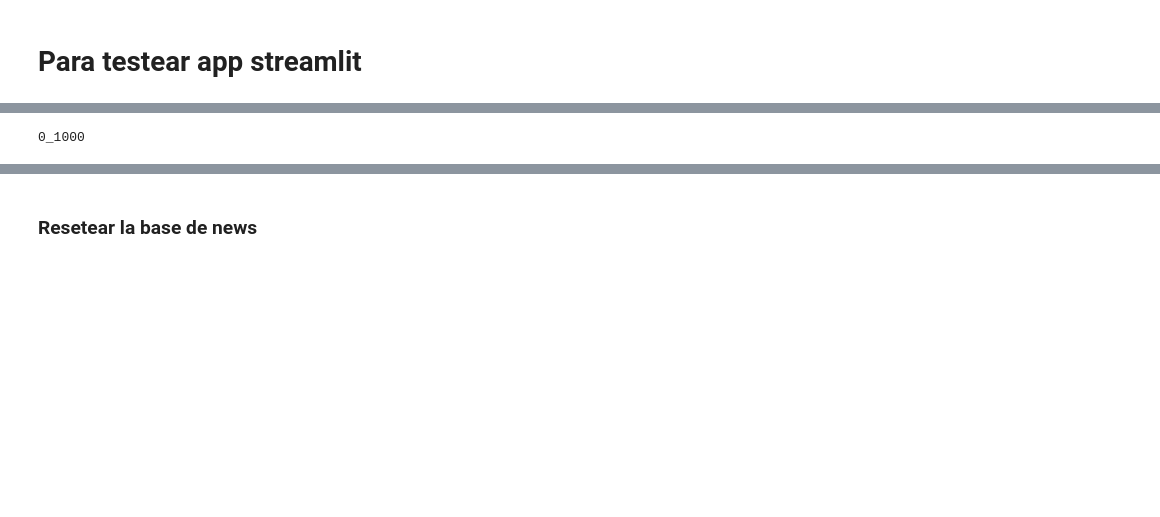
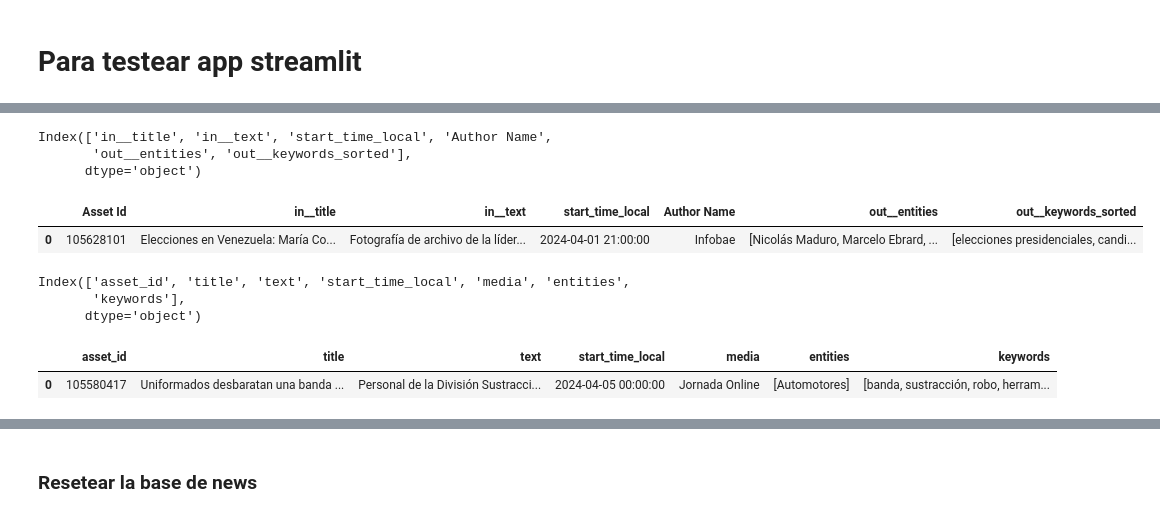
Before and after one commit to gabrielfernandorey/ITBA-NLP, a Jupyter notebook: manage_data.ipynb, the cells around one changed output, grey strips where cells are left out. Drawn from its saved outputs; the diff is of its cells as text; code cells hidden in the pictures; blank space fills up the shorter version.

```diff
--- a/manage_data.ipynb
+++ b/manage_data.ipynb
@@ -48,3 +48,22 @@ else:
     client = OpenAI(api_key= userdata.get('OPENAI_API_KEY'))
 # %% [markdown]
 # Para testear app streamlit
+# %%
+# Modelo 1
+df_params = {'0_1000':'0_1000_data.parquet',
+             '1000_2000':'1000_2000_data.parquet',
+             '2000_3000':'2000_3000_data.parquet',
+             'df_joined':'df_joined_2024-04-01 00_00_00.parquet'
+            }
+
+chunk = '0_1000'
+
+df_parquet_1 = pd.read_parquet(PATH+df_params[chunk])
+#data_1 = list(df_parquet_1['in__text'])
+
+#chunk = "app_1"
+# Cargar modelo entrenado o saltar celda y entrenar
+#topic_model_1 = BERTopic.load(PATH+f"modelos/bertopic_model_{chunk}")
+
+# Cargar los embeddings
+#docs_embedding_1 = np.load(PATH+f"modelos/docs_embeddings_{chunk}.npy")
@@ -50,0 +80,13 @@ else:
+# %%
+df_select = df_parquet_1[["in__title","in__text","start_time_local","Author Name","out__entities","out__keywords_sorted"]]
+df_select.columns
+# %% [output]
+Index(['in__title', 'in__text', 'start_time_local', 'Author Name',
+       'out__entities', 'out__keywords_sorted'],
+      dtype='object')
+# %%
+df_select.reset_index(inplace=True)
+df_select.head(1)
+# %% [output]
+|  | Asset Id | in__title | in__text | start_time_local | Author Name | out__entities | out__keywords_sorted |
+| 0 | 105628101 | Elecciones en Venezuela: María Co... | Fotografía de archivo de la líder... | 2024-04-01 21:00:00 | Infobae | [Nicolás Maduro, Marcelo Ebrard, ... | [elecciones presidenciales, candi... |
@@ -50,0 +104,6 @@ else:
+# %%
+df_select.columns
+# %% [output]
+Index(['asset_id', 'title', 'text', 'start_time_local', 'media', 'entities',
+       'keywords'],
+      dtype='object')
@@ -51,17 +112,25 @@ else:
+# %%
+df_select.head(1)
+# %% [output]
+|  | asset_id | title | text | start_time_local | media | entities | keywords |
+| 0 | 105580417 | Uniformados desbaratan una banda ... | Personal de la División Sustracci... | 2024-04-05 00:00:00 | Jornada Online | [Automotores] | [banda, sustracción, robo, herram... |
 # %%
+# Modelo 2
 df_params = {'0_1000':'0_1000_data.parquet',
              '1000_2000':'1000_2000_data.parquet',
              '2000_3000':'2000_3000_data.parquet',
              'df_joined':'df_joined_2024-04-01 00_00_00.parquet'
             }
 
-chunk = '0_1000'
-#chunk = '1000_2000'
-df_parquet = pd.read_parquet(PATH+df_params[chunk])
-data = list(df_parquet['in__text'])
+chunk = '1000_2000'
 
-# Cantidad total de documentos
-print(chunk)
+df_parquet_2 = pd.read_parquet(PATH+df_params[chunk])
+data_2 = list(df_parquet_2['in__text'])
+
+chunk = "app_2"
+# Cargar modelo entrenado o saltar celda y entrenar
+topic_model_2 = BERTopic.load(PATH+f"modelos/bertopic_model_{chunk}")
+
+# Cargar los embeddings
+docs_embedding_2 = np.load(PATH+f"modelos/docs_embeddings_app.npy")
-# %% [output]
-0_1000
 # %%
```
Also changed, not shown: parts of 44 cells of this notebook, 31 other files.
